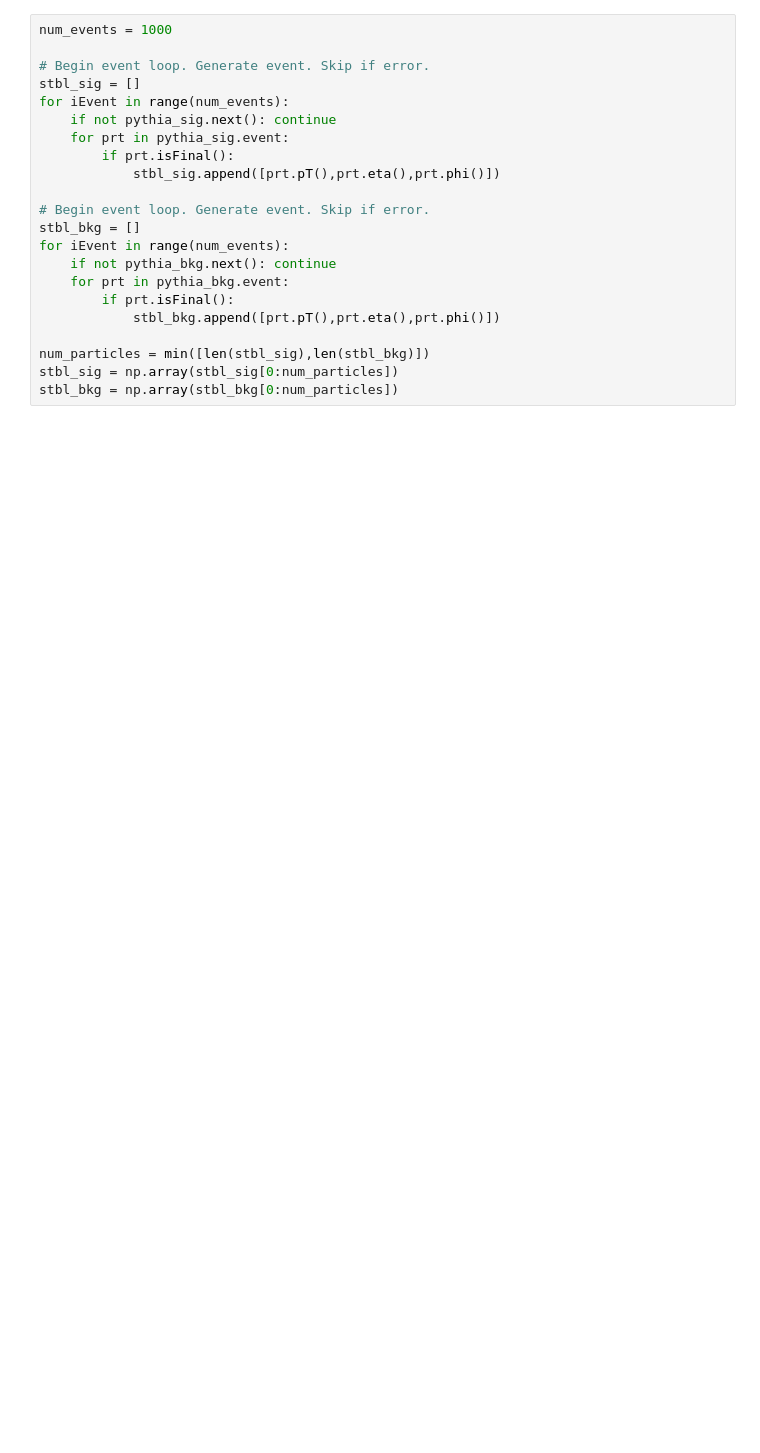
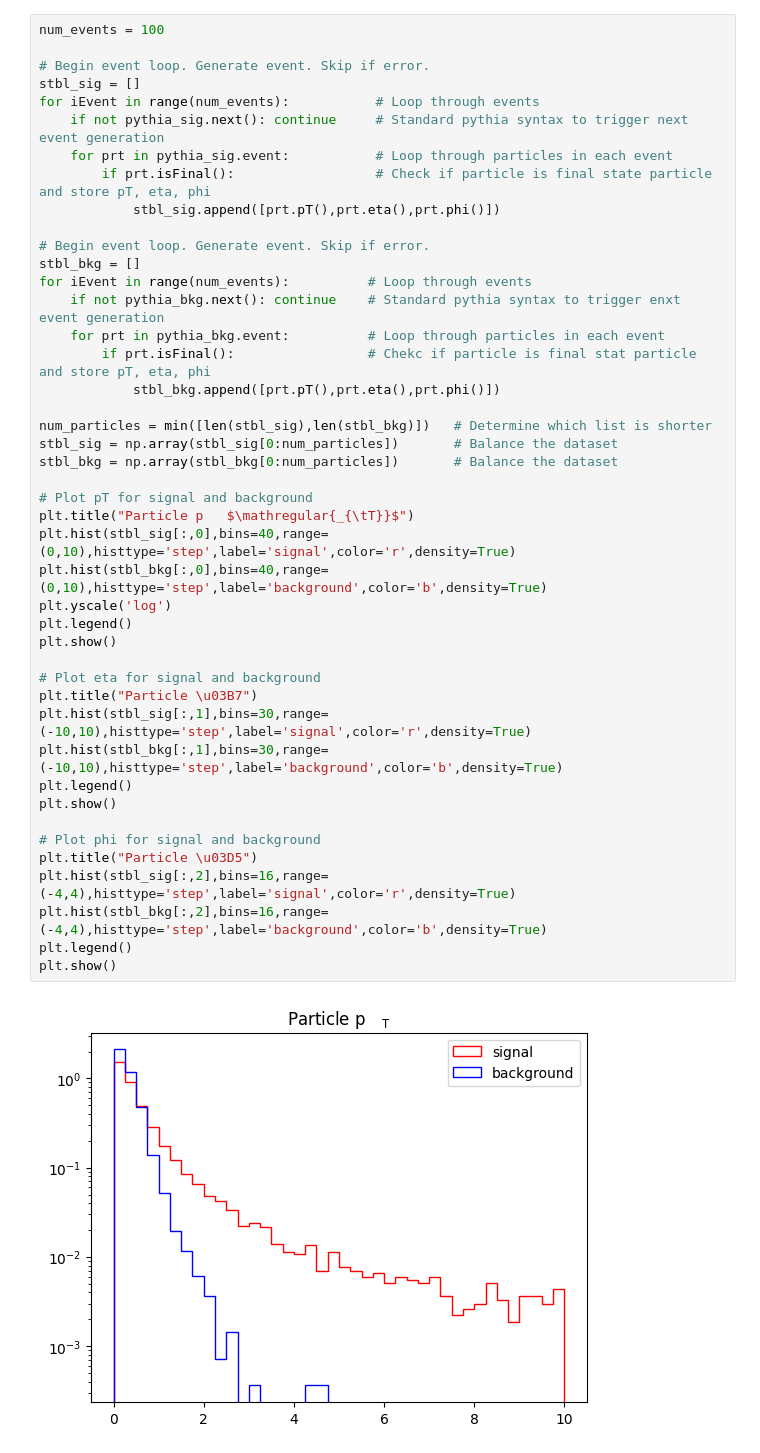
Before and after one commit to LukeV37/Pythia, a Jupyter notebook: Pythia_Tutorial.ipynb, the cells around one changed output. Cells and saved outputs as stored; diff of their text form; blank space fills up the shorter version.

```diff
--- a/Pythia_Tutorial.ipynb
+++ b/Pythia_Tutorial.ipynb
@@ -108,22 +132,46 @@ mentation and an archive of historic versions is found on:     |  |
 # %%
-num_events = 1000
+num_events = 100
 
 # Begin event loop. Generate event. Skip if error.
 stbl_sig = []
-for iEvent in range(num_events):
-    if not pythia_sig.next(): continue
-    for prt in pythia_sig.event:
-        if prt.isFinal():
+for iEvent in range(num_events):           # Loop through events
+    if not pythia_sig.next(): continue     # Standard pythia syntax to trigger next event generation
+    for prt in pythia_sig.event:           # Loop through particles in each event
+        if prt.isFinal():                  # Check if particle is final state particle and store pT, eta, phi
             stbl_sig.append([prt.pT(),prt.eta(),prt.phi()])
 
 # Begin event loop. Generate event. Skip if error.
 stbl_bkg = []
-for iEvent in range(num_events):
-    if not pythia_bkg.next(): continue
-    for prt in pythia_bkg.event:
-        if prt.isFinal():
+for iEvent in range(num_events):          # Loop through events
+    if not pythia_bkg.next(): continue    # Standard pythia syntax to trigger enxt event generation
+    for prt in pythia_bkg.event:          # Loop through particles in each event
+        if prt.isFinal():                 # Chekc if particle is final stat particle and store pT, eta, phi
             stbl_bkg.append([prt.pT(),prt.eta(),prt.phi()])
 
-num_particles = min([len(stbl_sig),len(stbl_bkg)])
-stbl_sig = np.array(stbl_sig[0:num_particles])
-stbl_bkg = np.array(stbl_bkg[0:num_particles])
+num_particles = min([len(stbl_sig),len(stbl_bkg)])   # Determine which list is shorter
+stbl_sig = np.array(stbl_sig[0:num_particles])       # Balance the dataset
+stbl_bkg = np.array(stbl_bkg[0:num_particles])       # Balance the dataset
+
+# Plot pT for signal and background
+plt.title("Particle p   $\mathregular{_{\tT}}$")
+plt.hist(stbl_sig[:,0],bins=40,range=(0,10),histtype='step',label='signal',color='r',density=True)
+plt.hist(stbl_bkg[:,0],bins=40,range=(0,10),histtype='step',label='background',color='b',density=True)
+plt.yscale('log')
+plt.legend()
+plt.show()
+
+# Plot eta for signal and background
+plt.title("Particle \u03B7")
+plt.hist(stbl_sig[:,1],bins=30,range=(-10,10),histtype='step',label='signal',color='r',density=True)
+plt.hist(stbl_bkg[:,1],bins=30,range=(-10,10),histtype='step',label='background',color='b',density=True)
+plt.legend()
+plt.show()
+
+# Plot phi for signal and background
+plt.title("Particle \u03D5")
+plt.hist(stbl_sig[:,2],bins=16,range=(-4,4),histtype='step',label='signal',color='r',density=True)
+plt.hist(stbl_bkg[:,2],bins=16,range=(-4,4),histtype='step',label='background',color='b',density=True)
+plt.legend()
+plt.show()
+# %% [output]
+[figure, added]
```
Also changed, not shown: parts of 24 cells of this notebook.
